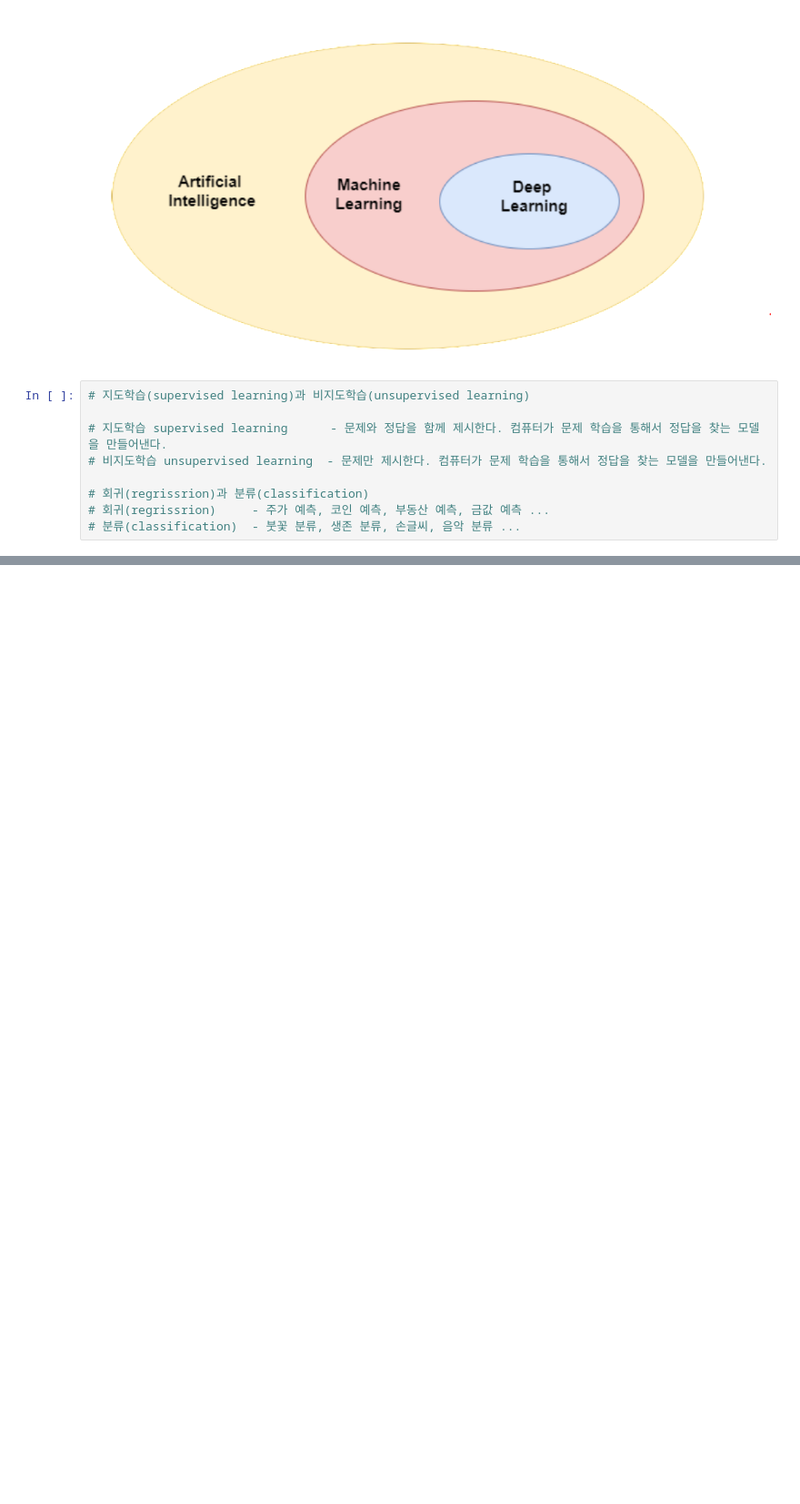
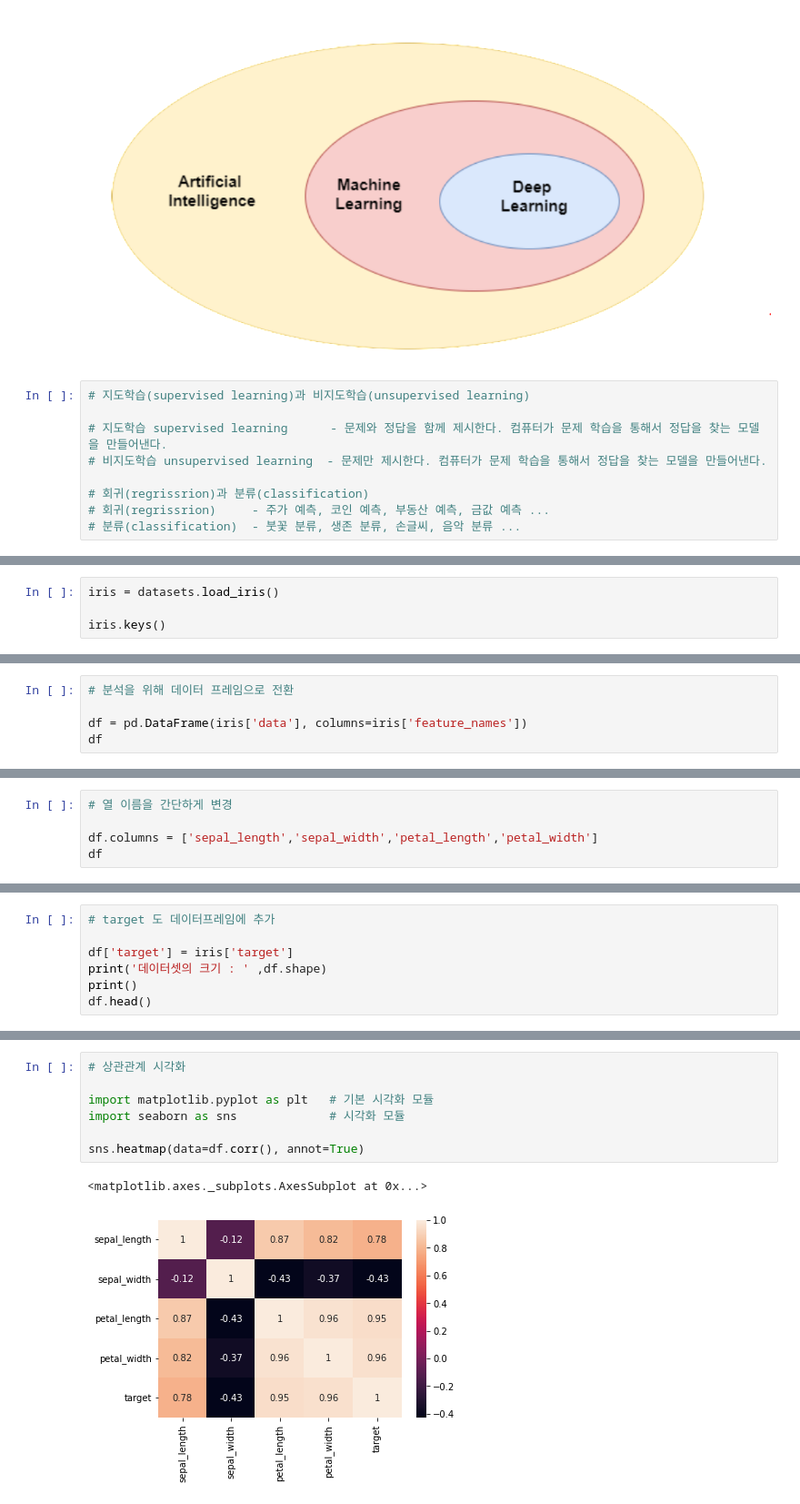
Before and after one commit to jayU000/python202206, a Jupyter notebook: pythonbasic10_machineLearning.ipynb, the cells around one changed output, grey strips where cells are left out. Shown at 91% size. Drawn from its saved outputs; the diff is of its cells as text; blank space fills up the shorter version.

```diff
--- a/pythonbasic10_machineLearning.ipynb
+++ b/pythonbasic10_machineLearning.ipynb
@@ -34,0 +50,4 @@
+# %%
+iris = datasets.load_iris()
+
+iris.keys()
@@ -34,0 +121,5 @@
+# %%
+# 분석을 위해 데이터 프레임으로 전환
+
+df = pd.DataFrame(iris['data'], columns=iris['feature_names'])
+df
@@ -34,0 +140,5 @@
+# %%
+# 열 이름을 간단하게 변경
+
+df.columns = ['sepal_length','sepal_width','petal_length','petal_width']
+df
@@ -34,0 +159,7 @@
+# %%
+# target 도 데이터프레임에 추가
+
+df['target'] = iris['target']
+print('데이터셋의 크기 : ' ,df.shape)
+print()
+df.head()
@@ -34,0 +250,10 @@
+# %%
+# 상관관계 시각화
+
+import matplotlib.pyplot as plt   # 기본 시각화 모듈
+import seaborn as sns             # 시각화 모듈
+
+sns.heatmap(data=df.corr(), annot=True)
+# %% [output]
+<matplotlib.axes._subplots.AxesSubplot at 0x...>
+[figure, added]
```
Also changed, not shown: parts of 44 cells of this notebook.
